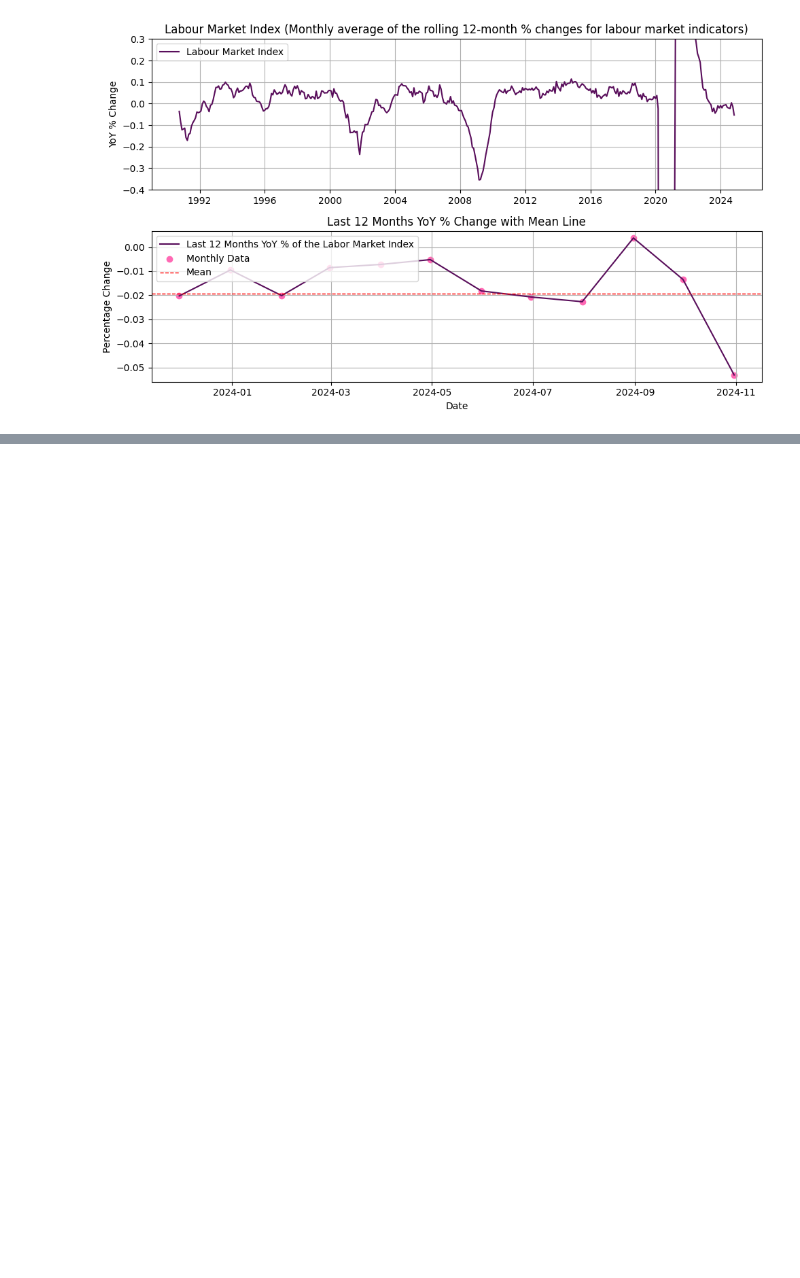
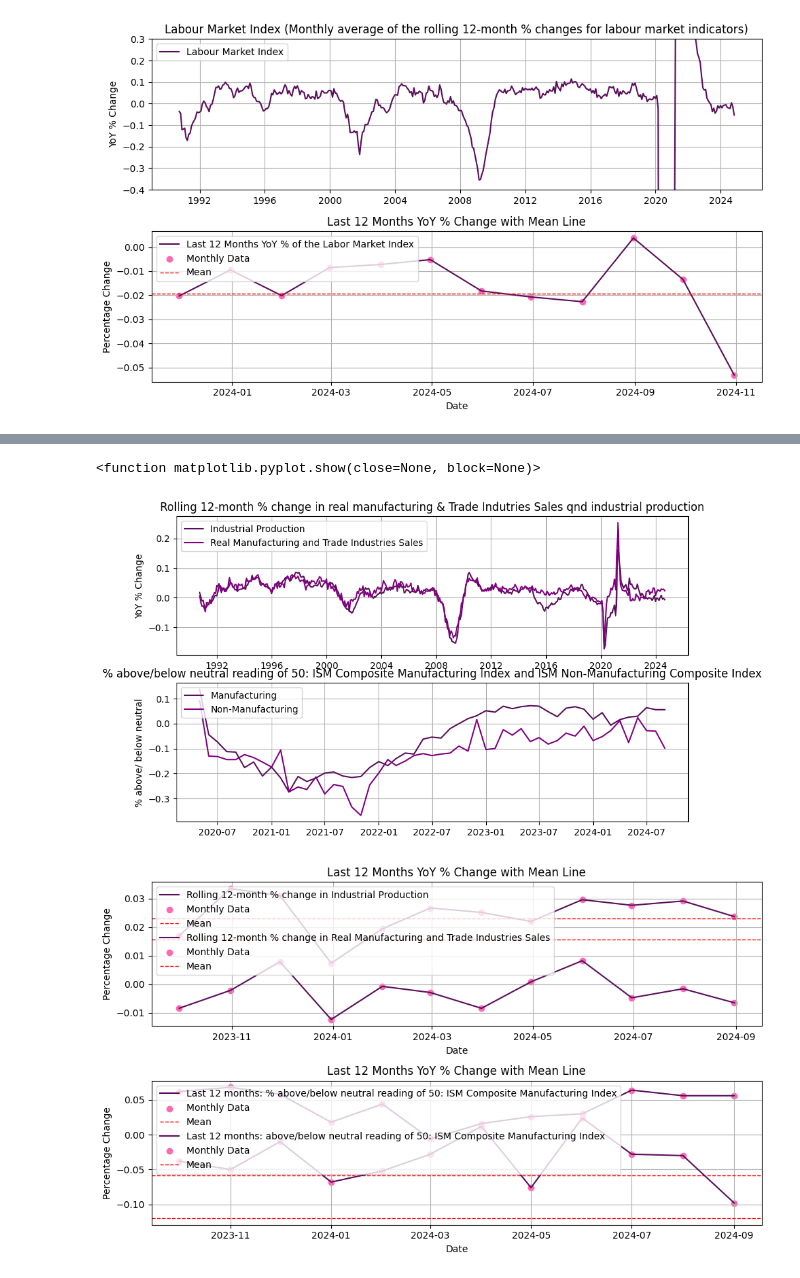
Before and after one commit to JeremyPapageorges/Nowcasting-the-Business-Cycle, a Jupyter notebook: Master.ipynb, the cells around one changed output, grey strips where cells are left out. Cells and saved outputs as stored; diff of their text form; code cells hidden in the pictures; blank space fills up the shorter version.

```diff
--- a/Master.ipynb
+++ b/Master.ipynb
@@ -23,3 +24,12 @@ print(sys.executable)
 # %% [output]
 c:\Users\jerem\Documents\GitHub\Nowcasting-the-Business-Cycle
 C:\Users\jerem\AppData\Local\Microsoft\WindowsApps\PythonSoftwareFoundation.Python.3.12_qbz5n2kfra8p0\python.exe
+# %%
+df1, df2 = dbnomics_download()
+ISM = pd.DataFrame()
+ISM['manufacturing'] = df1['value']
+ISM['non manufacturing'] =df2['value']
+ISM = ISM.set_index(df1['period'])
+
+ISM['Manufacturing delta neutral'] = (50 - ISM['manufacturing'])/ 50
+ISM['Non manufacturing delta neutral'] = (50 - ISM['non manufacturing'])/50
@@ -363,0 +427,68 @@ axs[1].set_ylim(-0.5, 0.5)
+# %%
+# business spending
+
+year_delta_business_activity = business_activity_data.pct_change(12)
+
+
+fig, axs = plt.subplots(2,1, figsize = (10,6))
+
+# First subplot: Full year-over-year percentage change
+axs[0].plot(year_delta_business_activity['INDPRO'], color=kkr_purple, label="Industrial Production")
+axs[0].plot(year_delta_business_activity['CMRMTSPL'], color= 'purple', label="Real Manufacturing and Trade Industries Sales")
+axs[0].set_title("Rolling 12-month % change in real manufacturing & Trade Indutries Sales qnd industrial production")
+axs[0].set_ylabel("YoY % Change")
+axs[0].legend(loc="upper left")  # Add legend here with label
+axs[0].grid(True)
+#axs[0].set_ylim(-0.1, 0.15)
+
+# First subplot: Full year-over-year percentage change
+axs[1].plot(ISM['Manufacturing delta neutral'], color=kkr_purple, label="Manufacturing")
+axs[1].plot(ISM['Non manufacturing delta neutral'], color= 'purple', label="Non-Manufacturing")
+axs[1].set_title("% above/below neutral reading of 50: ISM Composite Manufacturing Index and ISM Non-Manufacturing Composite Index")
+axs[1].set_ylabel("% above/ below neutral")
+axs[1].legend(loc="upper left")  # Add legend here with label
+axs[1].grid(True)
+#axs[1].set_ylim(-0.1, 0.15)
+
+
+
+fig, axs = plt.subplots(2,1, figsize = (10,6))
+
+# Second subplot: Last 12 months with mean line and markers
+axs[0].plot(year_delta_business_activity['INDPRO'].iloc[-12:], color=kkr_purple, label="Rolling 12-month % change in Industrial Production")
+axs[0].scatter(year_delta_business_activity['INDPRO'].iloc[-12:].index, year_delta_business_activity['INDPRO'].iloc[-12:], color=marker_color, label="Monthly Data")
+axs[0].axhline(year_delta_business_activity['INDPRO'].mean(), color='red', linestyle='--', linewidth=1, label="Mean")
+
+axs[0].plot(year_delta_business_activity['CMRMTSPL'].iloc[-12:], color=kkr_purple, label="Rolling 12-month % change in Real Manufacturing and Trade Industries Sales")
+axs[0].scatter(year_delta_business_activity['CMRMTSPL'].iloc[-12:].index, year_delta_business_activity['CMRMTSPL'].iloc[-12:], color=marker_color, label="Monthly Data")
+axs[0].axhline(year_delta_business_activity['CMRMTSPL'].mean(), color='red', linestyle='--', linewidth=1, label="Mean")
+
+
+axs[0].set_title("Last 12 Months YoY % Change with Mean Line")
+axs[0].set_ylabel("Percentage Change")
+axs[0].set_xlabel("Date")
+axs[0].legend(loc="upper left")
+axs[0].grid(True)
+
+
+axs[1].plot(ISM['Manufacturing delta neutral'].iloc[-12:], color=kkr_purple, label="Last 12 months: % above/below neutral reading of 50: ISM Composite Manufacturing Index")
+axs[1].scatter(ISM['Manufacturing delta neutral'].iloc[-12:].index,ISM['Manufacturing delta neutral'].iloc[-12:], color=marker_color, label="Monthly Data")
+axs[1].axhline(ISM['Manufacturing delta neutral'].mean(), color='red', linestyle='--', linewidth=1, label="Mean")
+
+axs[1].plot(ISM['Non manufacturing delta neutral'].iloc[-12:], color=kkr_purple, label="Last 12 months: above/below neutral reading of 50: ISM Composite Manufacturing Index")
+axs[1].scatter(ISM['Non manufacturing delta neutral'].iloc[-12:].index,ISM['Non manufacturing delta neutral'].iloc[-12:], color=marker_color, label="Monthly Data")
+axs[1].axhline(ISM['Non manufacturing delta neutral'].mean(), color='red', linestyle='--', linewidth=1, label="Mean")
+
+axs[1].set_title("Last 12 Months YoY % Change with Mean Line")
+axs[1].set_ylabel("Percentage Change")
+axs[1].set_xlabel("Date")
+axs[1].legend(loc="upper left")
+axs[1].grid(True)
+
+
+plt.tight_layout()
+plt.show
+# %% [output]
+<function matplotlib.pyplot.show(close=None, block=None)>
+[figure, added]
+[figure, added]
```
Also changed, not shown: parts of 9 cells of this notebook, 1 other file.
